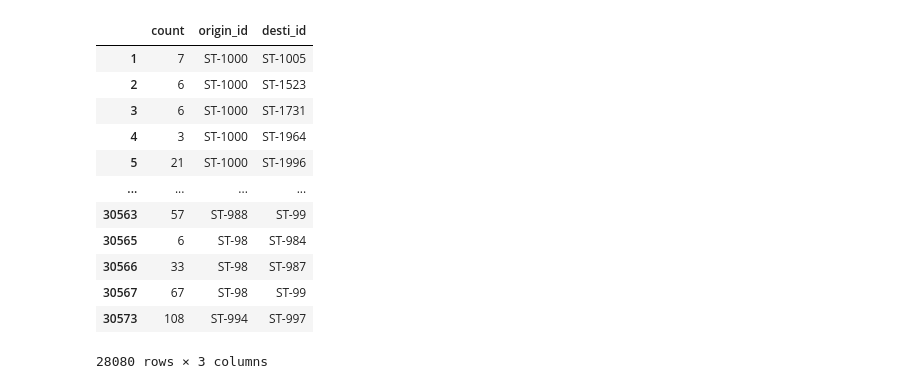
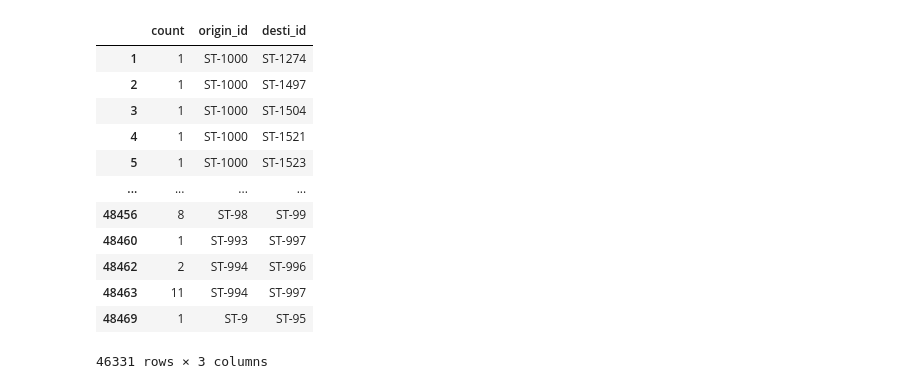
Before and after one commit to Aete/seoul-public-bike-analysis, a Jupyter notebook: notebooks/community_detection/louvain.ipynb, the cells around one changed output. Saved outputs shown, nothing was run; the diff lists cells and outputs as text; code cells hidden in the pictures.

```diff
--- a/notebooks/community_detection/louvain.ipynb
+++ b/notebooks/community_detection/louvain.ipynb
@@ -2,32 +2,32 @@
 import numpy as np
 import pandas as pd
 # %%
-df_weekday = pd.read_csv('../../data/bike_rental_history/processed_30min_aggregated/2023_processed_weekday_agg.csv')
+df_weekday = pd.read_csv('../../data/bike_rental_history_weekday_sample.csv')
 
 # create undirected route for the newman method
 df_weekday.loc[:,'route_undirect'] = df_weekday.loc[:,['origin_station_id', 'desti_station_id']].apply(lambda x: f'{sorted(x)[0]}~{sorted(x)[1]}', axis=1)
-df_weekday_undirected = df_weekday.groupby('route_undirect').agg({'count':'sum'}).reset_index()
+df_weekday_undirected = df_weekday.groupby('route_undirect').size().reset_index().rename(columns={0: 'count'})
 df_weekday_undirected.loc[:,'origin_id'] = df_weekday_undirected.loc[:,'route_undirect'].apply(lambda x: x.split('~')[0])
 df_weekday_undirected.loc[:,'desti_id'] = df_weekday_undirected.loc[:,'route_undirect'].apply(lambda x: x.split('~')[1])
 df_weekday_undirected = df_weekday_undirected.drop(columns=['route_undirect'])
 
 ## the travel between same station is not considered
 df_weekday_undirected = df_weekday_undirected.loc[df_weekday_undirected.loc[:,'origin_id'] != df_weekday_undirected.loc[:,'desti_id']]
 df_weekday_undirected
 # %% [output]
 |  | count | origin_id | desti_id |
-| 1 | 7 | ST-1000 | ST-1005 |
-| 2 | 6 | ST-1000 | ST-1523 |
-| 3 | 6 | ST-1000 | ST-1731 |
-| 4 | 3 | ST-1000 | ST-1964 |
-| 5 | 21 | ST-1000 | ST-1996 |
+| 1 | 1 | ST-1000 | ST-1274 |
+| 2 | 1 | ST-1000 | ST-1497 |
+| 3 | 1 | ST-1000 | ST-1504 |
+| 4 | 1 | ST-1000 | ST-1521 |
+| 5 | 1 | ST-1000 | ST-1523 |
 | ... | ... | ... | ... |
-| 30563 | 57 | ST-988 | ST-99 |
-| 30565 | 6 | ST-98 | ST-984 |
-| 30566 | 33 | ST-98 | ST-987 |
-| 30567 | 67 | ST-98 | ST-99 |
-| 30573 | 108 | ST-994 | ST-997 |
+| 48456 | 8 | ST-98 | ST-99 |
+| 48460 | 1 | ST-993 | ST-997 |
+| 48462 | 2 | ST-994 | ST-996 |
+| 48463 | 11 | ST-994 | ST-997 |
+| 48469 | 1 | ST-9 | ST-95 |
-28080 rows × 3 columns
+46331 rows × 3 columns
 # %%
 import seaborn as sns
 import matplotlib.pyplot as plt
```
Also changed, not shown: parts of 11 cells of this notebook, 2 other files.
